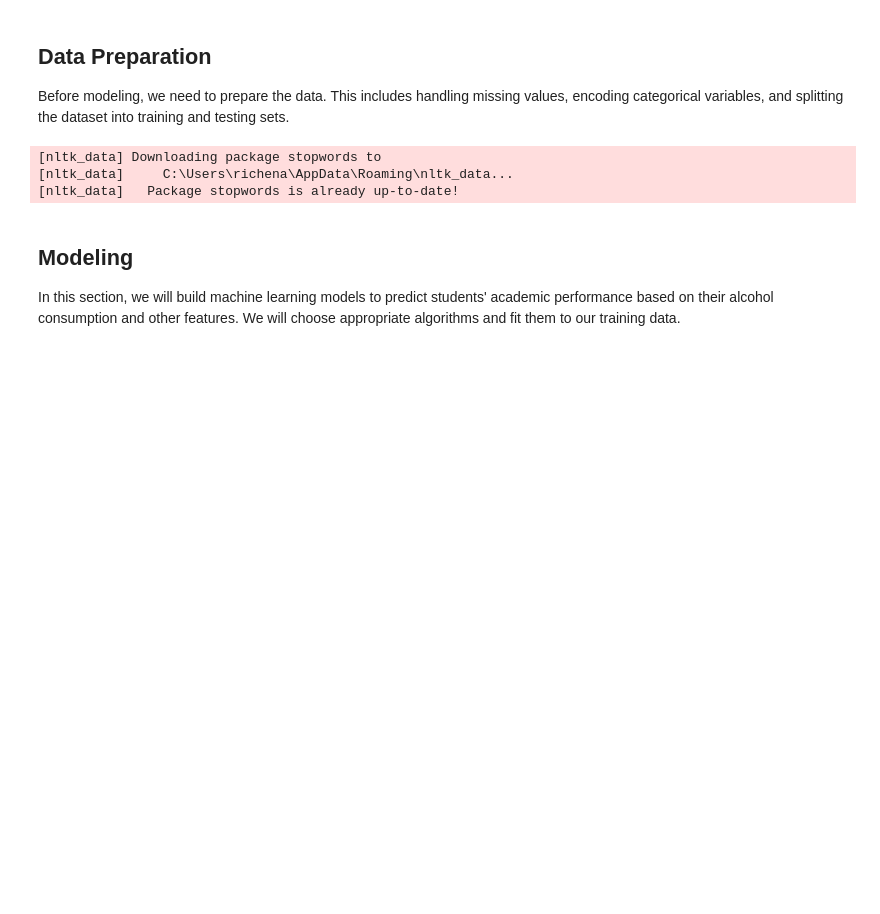
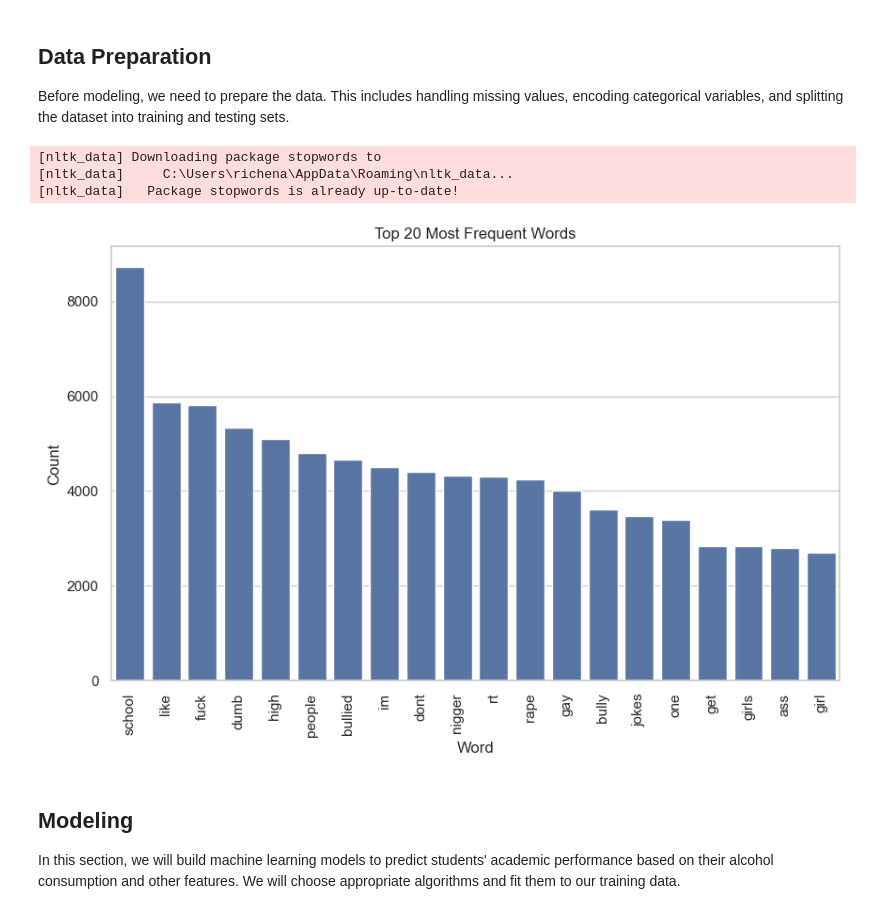
Before and after one commit to richenapedro/Data-Science-Analyst, a Jupyter notebook: Working/CyberBullying Detection/script/CyberBullying Detection.ipynb, the cells around one changed output. Drawn from its saved outputs; the diff is of its cells as text; code cells hidden in the pictures; blank space fills up the shorter version.

```diff
--- a/Working/CyberBullying Detection/script/CyberBullying Detection.ipynb
+++ b/Working/CyberBullying Detection/script/CyberBullying Detection.ipynb
@@ -273,11 +273,44 @@ def preprocess_tweet(tweet):
     return tweet
 
 # Apply the preprocessing function
-df['cleaned_tweet'] = df['tweet_text'].apply(preprocess_tweet)
+df['cleaned_text'] = df['tweet_text'].apply(preprocess_tweet)
 # %% [output]
 [nltk_data] Downloading package stopwords to
 [nltk_data]     C:\Users\richena\AppData\Roaming\nltk_data...
 [nltk_data]   Package stopwords is already up-to-date!
+# %%
+# Initialize the Count Vectorizer with a maximum of 1000 features
+vectorizer = CountVectorizer(max_features=1000)
+
+# Fit and transform the cleaned text data into a matrix of token counts
+X = vectorizer.fit_transform(df['cleaned_text']).toarray()
+
+# Visualization of word frequency
+# Create a DataFrame from the matrix with feature names as columns
+word_freq = pd.DataFrame(X, columns=vectorizer.get_feature_names_out())
+
+# Sum the frequencies of each word and sort them in descending order
+word_freq_sum = word_freq.sum().sort_values(ascending=False)
+
+# Set up the figure size for the plot
+plt.figure(figsize=(10, 6))
+
+# Create a bar plot for the top 20 most frequent words
+top_words = word_freq_sum.head(20)
+sns.barplot(x=top_words.index, y=top_words.values)
+
+# Rotate x-axis labels for better readability
+plt.xticks(rotation=90)
+
+# Set the title and labels of the plot
+plt.title('Top 20 Most Frequent Words')
+plt.xlabel('Word')  # Set the label for the X-axis
+plt.ylabel('Count')  # Set the label for the Y-axis
+
+# Display the plot
+plt.show()
+# %% [output]
+[figure, added]
 # %% [markdown]
 ## Modeling <a name="modeling"></a>
 In this section, we will build machine learning models to predict students' academic performance based on their alcohol consumption and other features. We will choose appropriate algorithms and fit them to our training data.
```
Also changed, not shown: parts of 7 cells of this notebook.
